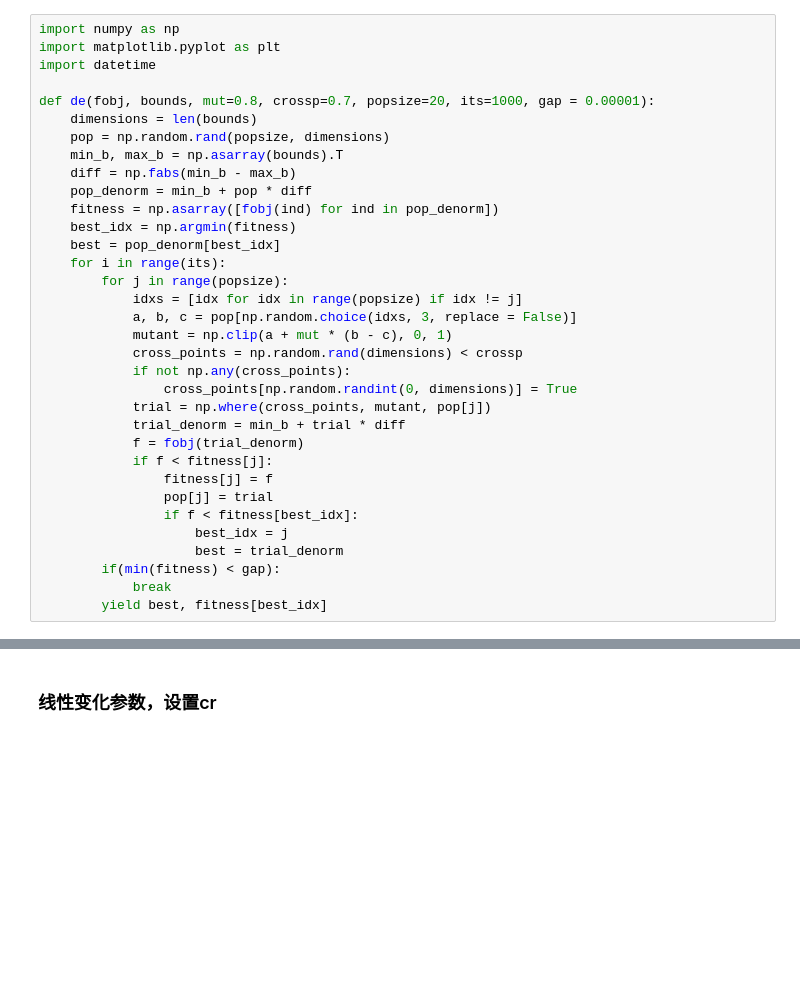
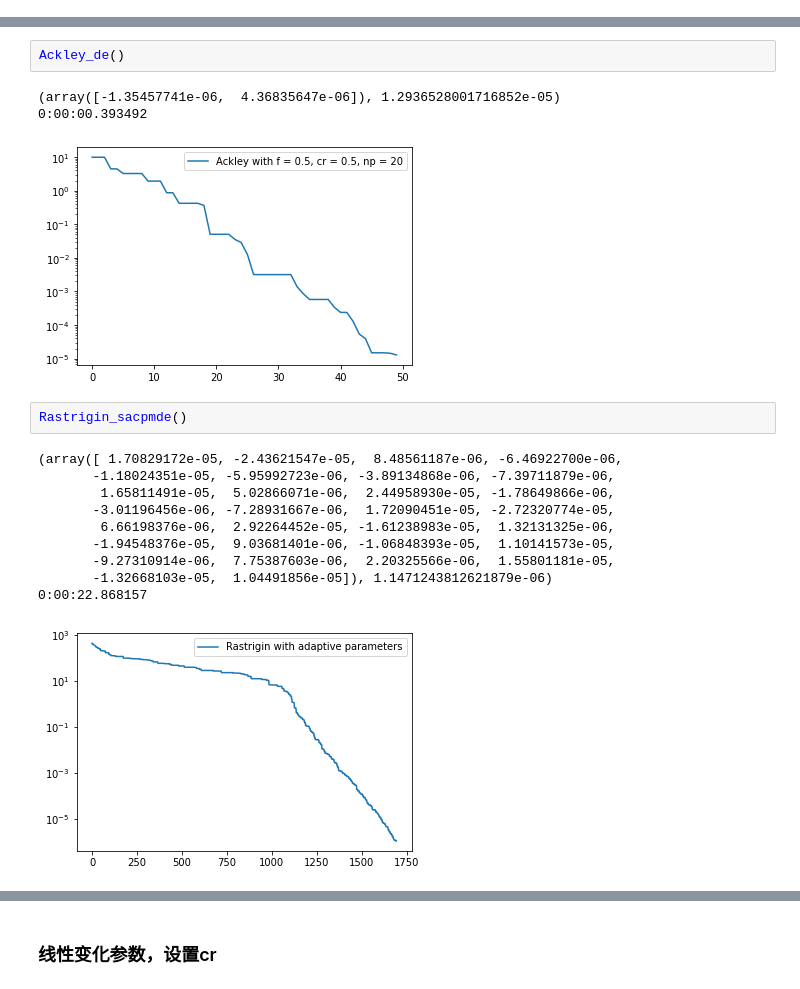
Before and after one commit to DanceToThis1/DE, a Jupyter notebook: DE1.ipynb, the cells around one changed output, grey strips where cells are left out. Drawn from its saved outputs; the diff is of its cells as text; blank space fills up the shorter version.

```diff
--- a/DE1.ipynb
+++ b/DE1.ipynb
@@ -49,34 +113,0 @@ def de2(fobj, bounds, popsize=20, its=1000, gap = 0.00001):
-# %%
-import numpy as np
-import matplotlib.pyplot as plt
-import datetime
-
-def de(fobj, bounds, mut=0.8, crossp=0.7, popsize=20, its=1000, gap = 0.00001):
-    dimensions = len(bounds)
-    pop = np.random.rand(popsize, dimensions)
-    min_b, max_b = np.asarray(bounds).T
-    diff = np.fabs(min_b - max_b)
-    pop_denorm = min_b + pop * diff
-    fitness = np.asarray([fobj(ind) for ind in pop_denorm])
-    best_idx = np.argmin(fitness)
-    best = pop_denorm[best_idx]
-    for i in range(its):
-        for j in range(popsize):
-            idxs = [idx for idx in range(popsize) if idx != j]
-            a, b, c = pop[np.random.choice(idxs, 3, replace = False)]
-            mutant = np.clip(a + mut * (b - c), 0, 1)
-            cross_points = np.random.rand(dimensions) < crossp
-            if not np.any(cross_points):
-                cross_points[np.random.randint(0, dimensions)] = True
-            trial = np.where(cross_points, mutant, pop[j])
-            trial_denorm = min_b + trial * diff
-            f = fobj(trial_denorm)
-            if f < fitness[j]:
-                fitness[j] = f
-                pop[j] = trial
-                if f < fitness[best_idx]:
-                    best_idx = j
-                    best = trial_denorm
-        if(min(fitness) < gap):
-            break
-        yield best, fitness[best_idx]
@@ -123,0 +216,19 @@ print(end - start)
+# %%
+Ackley_de()
+# %% [output]
+(array([-1.35457741e-06,  4.36835647e-06]), 1.2936528001716852e-05)
+0:00:00.393492
+[figure, added]
+# %%
+Rastrigin_sacpmde()
+# %% [output]
+(array([ 1.70829172e-05, -2.43621547e-05,  8.48561187e-06, -6.46922700e-06,
+       -1.18024351e-05, -5.95992723e-06, -3.89134868e-06, -7.39711879e-06,
+        1.65811491e-05,  5.02866071e-06,  2.44958930e-05, -1.78649866e-06,
+       -3.01196456e-06, -7.28931667e-06,  1.72090451e-05, -2.72320774e-05,
+        6.66198376e-06,  2.92264452e-05, -1.61238983e-05,  1.32131325e-06,
+       -1.94548376e-05,  9.03681401e-06, -1.06848393e-05,  1.10141573e-05,
+       -9.27310914e-06,  7.75387603e-06,  2.20325566e-06,  1.55801181e-05,
+       -1.32668103e-05,  1.04491856e-05]), 1.1471243812621879e-06)
+0:00:22.868157
+[figure, added]
```
Also changed, not shown: parts of 24 cells of this notebook, 8 other files.
